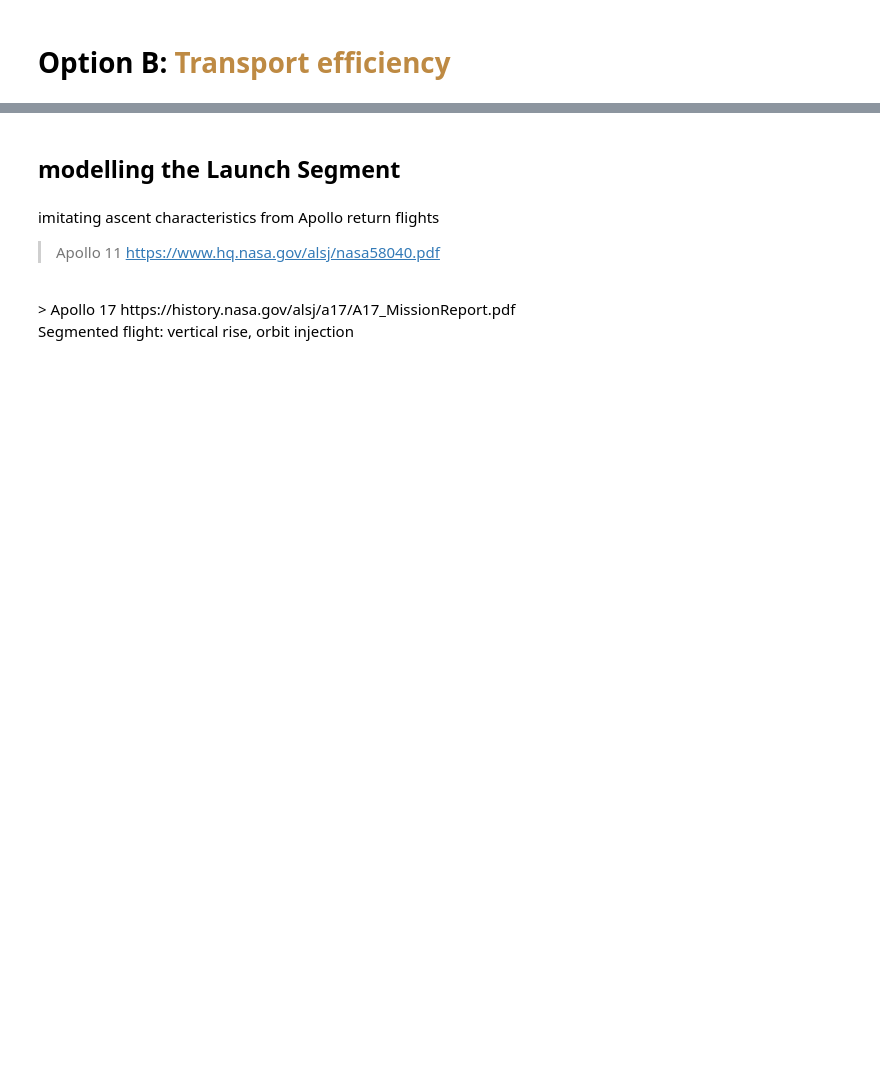
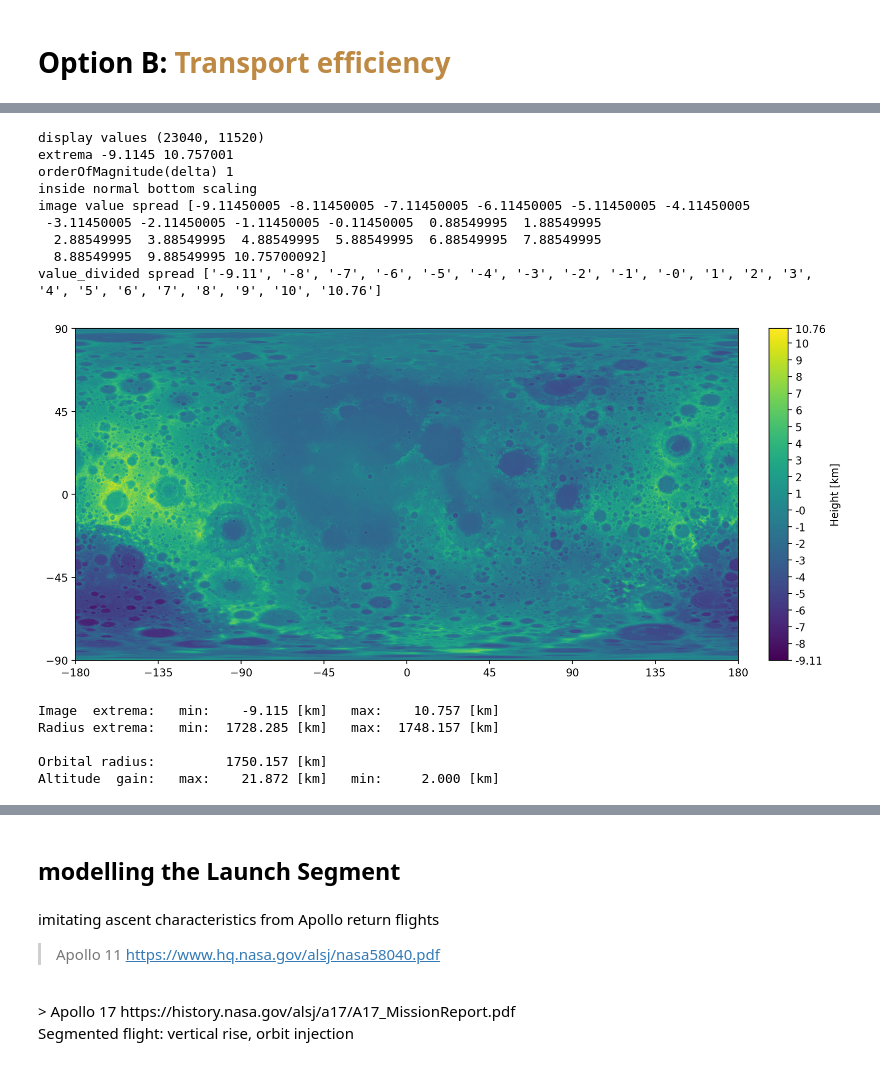
Before and after one commit to Sven-J-Steinert/10.3389-frspt.2024.1352213, a Jupyter notebook: B_Transport_efficiency.ipynb, the cells around one changed output, grey strips where cells are left out. Cells and saved outputs as stored; diff of their text form; code cells hidden in the pictures; blank space fills up the shorter version.

```diff
--- a/B_Transport_efficiency.ipynb
+++ b/B_Transport_efficiency.ipynb
@@ -1,2 +1,28 @@
 # %% [markdown]
 # <font style="color: rgb(0,0,0);">Option B: </font> <font style="color: rgb(190,138,67);">Transport efficiency</font>
+# %%
+from PIL import Image, ImageTk, ImageMath, ImageOps
+Image.MAX_IMAGE_PIXELS = 1000000000
+import PIL.ImageGrab as ImageGrab
+import cv2
+import numpy as np
+from tqdm import tqdm
+import matplotlib.pyplot as plt
+import pandas as pd
+pd.set_option('display.expand_frame_repr', False)
+import matplotlib.pyplot as plt
+import matplotlib.pylab as pl
+import matplotlib.gridspec as gridspec
+from io import StringIO
+from csv import writer
+from scipy import integrate
+import math
+import time as time_lib
+from tqdm import tqdm
+import xarray as xr
+import subprocess
+import json
+from prettytable import *
+
+def current_milli_time():
+    return round(time_lib.time() * 1000 *1000)
@@ -2,0 +37,34 @@
+# %%
+# load source .tif file
+path = ".\sources\map\heightmap\ldem_64.tif"
+height_data = np.array(Image.open(path))
+# %%
+plot_map(height_data,1,'Height [km]',tuple((-90,90)),tuple((-180,180)),labelsize=10,save="Heightmap.png")
+# %% [output]
+display values (23040, 11520)
+extrema -9.1145 10.757001
+orderOfMagnitude(delta) 1
+inside normal bottom scaling
+image value spread [-9.11450005 -8.11450005 -7.11450005 -6.11450005 -5.11450005 -4.11450005
+ -3.11450005 -2.11450005 -1.11450005 -0.11450005  0.88549995  1.88549995
+  2.88549995  3.88549995  4.88549995  5.88549995  6.88549995  7.88549995
+  8.88549995  9.88549995 10.75700092]
+value_divided spread ['-9.11', '-8', '-7', '-6', '-5', '-4', '-3', '-2', '-1', '-0', '1', '2', '3', '4', '5', '6', '7', '8', '9', '10', '10.76']
+[figure, added]
+# %%
+relative_r = 1737.4 # [km]
+img_min = np.amin(height_data)
+img_max = np.amax(height_data)
+orbit_clearance = 2 # [km]
+orbit_radius = (img_max+relative_r) + orbit_clearance # defining orbital radius 2 km above highest point
+print(f'Image  extrema:   min:{img_min:10.3f} [km]   max:{img_max:10.3f} [km]')
+print(f'Radius extrema:   min:{relative_r+img_min:10.3f} [km]   max:{relative_r+img_max:10.3f} [km]')
+print()
+print(f'Orbital radius:       {orbit_radius:10.3f} [km]')
+print(f'Altitude  gain:   max:{orbit_radius-(relative_r+img_min):10.3f} [km]   min:{orbit_radius-(relative_r+img_max):10.3f} [km]')
+# %% [output]
+Image  extrema:   min:    -9.115 [km]   max:    10.757 [km]
+Radius extrema:   min:  1728.285 [km]   max:  1748.157 [km]
+
+Orbital radius:         1750.157 [km]
+Altitude  gain:   max:    21.872 [km]   min:     2.000 [km]
```
Also changed, not shown: parts of 24 cells of this notebook, 2 other files.
